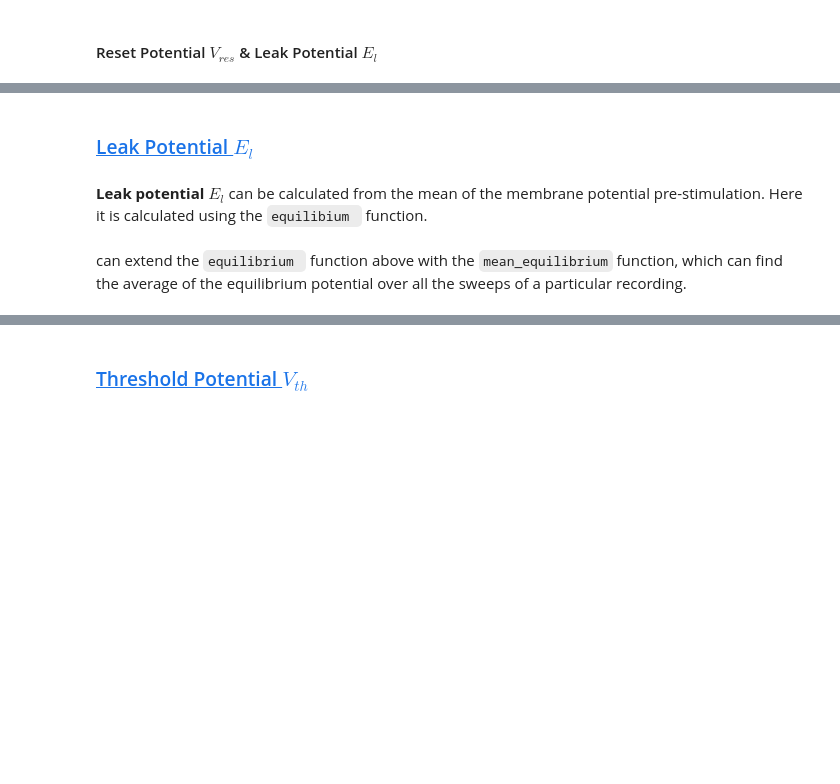
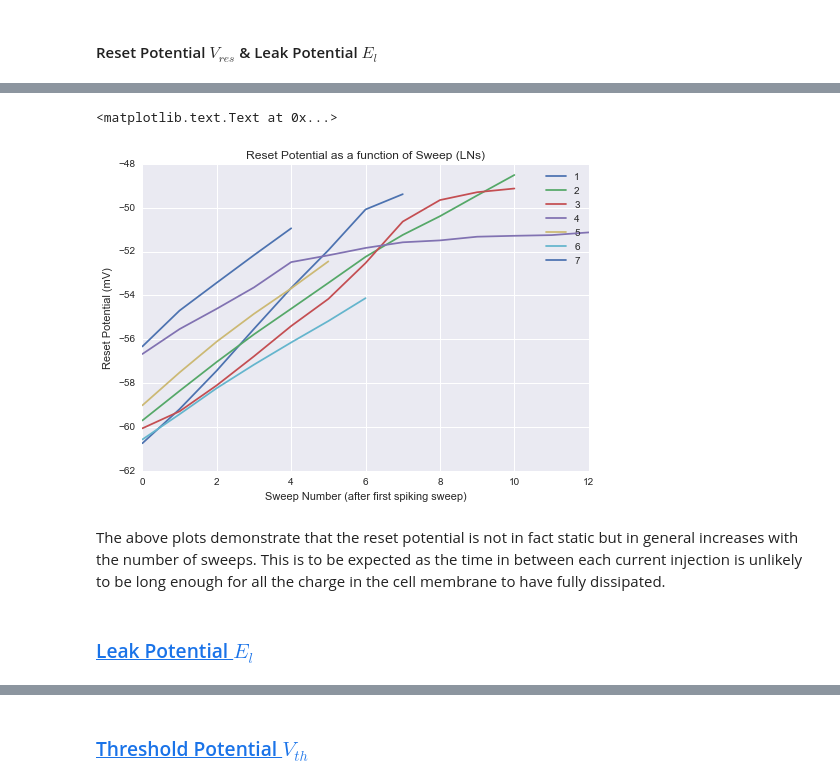
Before and after one commit to RinaldoB/Int_and_Fire, a Jupyter notebook: Integrate_and_Fire.ipynb, the cells around one changed output, grey strips where cells are left out. Saved outputs shown, nothing was run; the diff lists cells and outputs as text; code cells hidden in the pictures; blank space fills up the shorter version.

````diff
--- a/Integrate_and_Fire.ipynb
+++ b/Integrate_and_Fire.ipynb
@@ -243,6 +309,20 @@ print LN_resets #mV
+# %%
+figure()
+xlabel('Sweep Number (after first spiking sweep)')
+ylabel('Reset Potential (mV)')
+plot(reset_potentials_all_sweeps_1,label = '1')
+plot(reset_potentials_all_sweeps_2,label = '2')
+plot(reset_potentials_all_sweeps_3,label = '3')
+plot(reset_potentials_all_sweeps_4,label = '4')
+plot(reset_potentials_all_sweeps_5,label = '5')
+plot(reset_potentials_all_sweeps_6,label = '6')
+plot(reset_potentials_all_sweeps_7,label = '7')
+legend()
+title('Reset Potential as a function of Sweep (LNs)')
+# %% [output]
+<matplotlib.text.Text at 0x...>
+[figure, added]
+# %% [markdown]
+The above plots demonstrate that the reset potential is not in fact static but in general increases with the number of sweeps. This is to be expected as the time in between each current injection is unlikely to be long enough for all the charge in the cell membrane to have fully dissipated.
 # %% [markdown]
 ### [Leak Potential $E_l$](#Contents)
-# %% [markdown]
-__Leak potential__ $E_l$ can be calculated from the mean of the membrane potential pre-stimulation. Here it is calculated using the ```equilibium ``` function.
-# %% [markdown]
-can extend the ```equilibrium ``` function above with the ```mean_equilibrium``` function, which can find the average of the equilibrium potential over all the sweeps of a particular recording.
````
Also changed, not shown: parts of 86 cells of this notebook, 1 other file.
